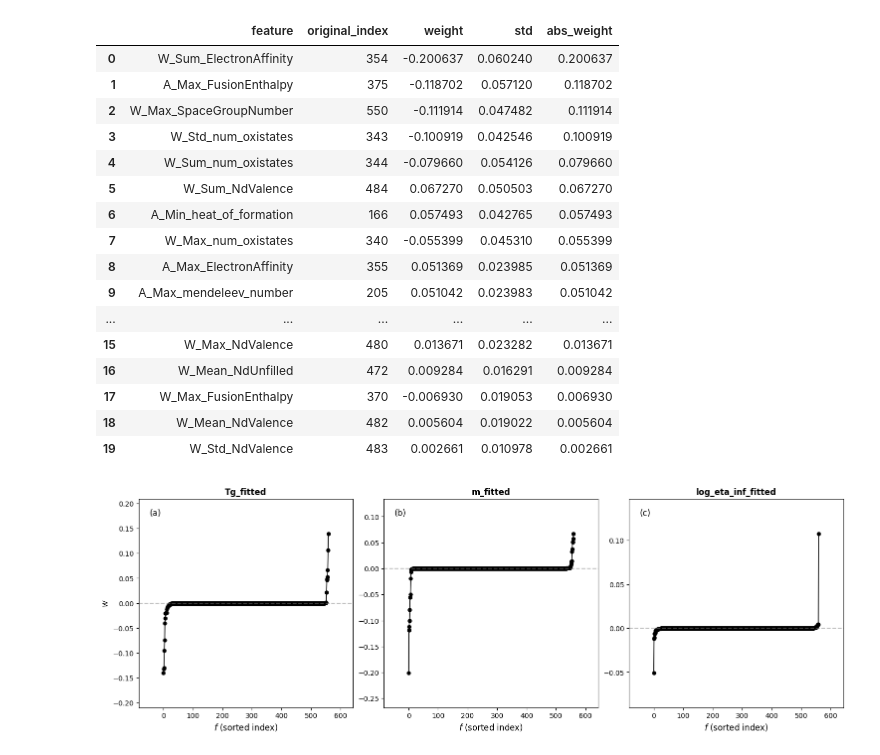
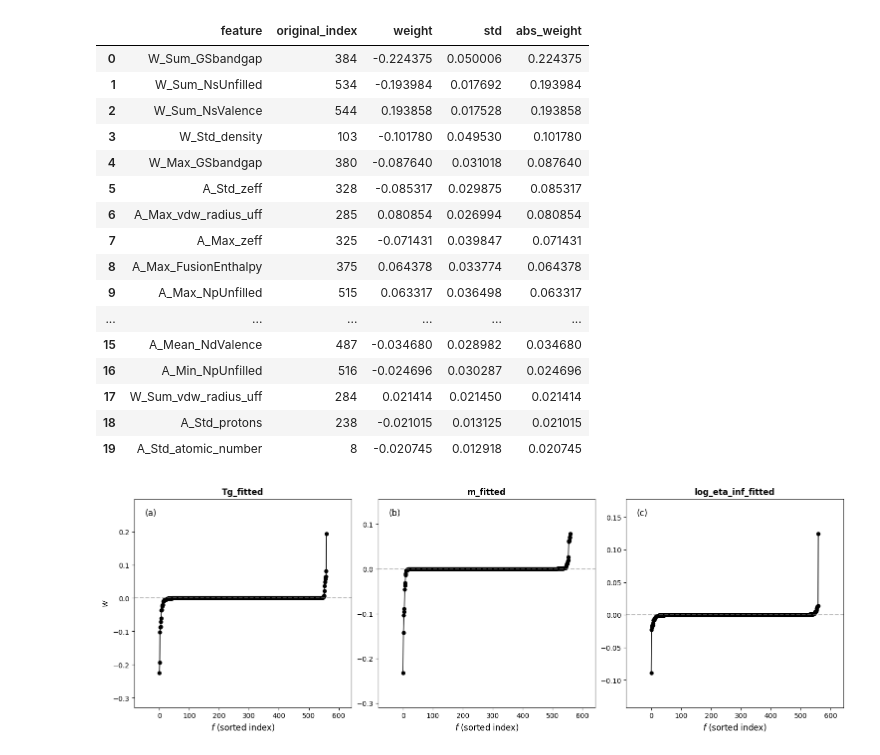
Before and after one commit to R3sten/glass_dynamics, a Jupyter notebook: notebooks/analysis/06_elastic_net_analysis.ipynb, the cells around one changed output. Cells and saved outputs as stored; diff of their text form; code cells hidden in the pictures.

```diff
--- a/notebooks/analysis/06_elastic_net_analysis.ipynb
+++ b/notebooks/analysis/06_elastic_net_analysis.ipynb
@@ -186,7 +257,7 @@ for target in en_performance_results.keys():
 #     fig.savefig(traces_plots_path / f"{target}.pdf", bbox_inches='tight')
 # %%
 # Feature weights plots (ordered)
-elastic_base = CustomElasticNet(alpha=0.15, l1_ratio=0.8, fit_intercept=True)
+elastic_base = CustomElasticNet(alpha=0.1, l1_ratio=0.8, fit_intercept=True)
 importance_data = extract_importance(
     X=X_train_scaled,
     y=y_train_scaled,
@@ -199,7 +270,7 @@ fig_importance = plot_sorted_feature_importance(importance_data, top_n=0)
 fig_importance.savefig(plots_path / 'features_importance_elastic.pdf', bbox_inches='tight')
 
 
-importance_data['m_fitted'].head(20) # log_eta_inf
+importance_data['Tg_fitted'].head(20) # log_eta_inf
 # print("\nTop 10 features per Tg_fitted:")
 # print(importance_data['Tg_fitted'].head(10)[['original_index', 'feature', 'weight', 'abs_weight']])
 # %% [output]
@@ -208,18 +279,18 @@ importance_data['m_fitted'].head(20) # log_eta_inf
 |  | feature | original_index | weight | std | abs_weight |
-| 0 | W_Sum_ElectronAffinity | 354 | -0.200637 | 0.060240 | 0.200637 |
-| 1 | A_Max_FusionEnthalpy | 375 | -0.118702 | 0.057120 | 0.118702 |
-| 2 | W_Max_SpaceGroupNumber | 550 | -0.111914 | 0.047482 | 0.111914 |
-| 3 | W_Std_num_oxistates | 343 | -0.100919 | 0.042546 | 0.100919 |
-| 4 | W_Sum_num_oxistates | 344 | -0.079660 | 0.054126 | 0.079660 |
-| 5 | W_Sum_NdValence | 484 | 0.067270 | 0.050503 | 0.067270 |
-| 6 | A_Min_heat_of_formation | 166 | 0.057493 | 0.042765 | 0.057493 |
-| 7 | W_Max_num_oxistates | 340 | -0.055399 | 0.045310 | 0.055399 |
-| 8 | A_Max_ElectronAffinity | 355 | 0.051369 | 0.023985 | 0.051369 |
-| 9 | A_Max_mendeleev_number | 205 | 0.051042 | 0.023983 | 0.051042 |
+| 0 | W_Sum_GSbandgap | 384 | -0.224375 | 0.050006 | 0.224375 |
+| 1 | W_Sum_NsUnfilled | 534 | -0.193984 | 0.017692 | 0.193984 |
+| 2 | W_Sum_NsValence | 544 | 0.193858 | 0.017528 | 0.193858 |
+| 3 | W_Std_density | 103 | -0.101780 | 0.049530 | 0.101780 |
+| 4 | W_Max_GSbandgap | 380 | -0.087640 | 0.031018 | 0.087640 |
+| 5 | A_Std_zeff | 328 | -0.085317 | 0.029875 | 0.085317 |
+| 6 | A_Max_vdw_radius_uff | 285 | 0.080854 | 0.026994 | 0.080854 |
+| 7 | A_Max_zeff | 325 | -0.071431 | 0.039847 | 0.071431 |
+| 8 | A_Max_FusionEnthalpy | 375 | 0.064378 | 0.033774 | 0.064378 |
+| 9 | A_Max_NpUnfilled | 515 | 0.063317 | 0.036498 | 0.063317 |
 | ... | ... | ... | ... | ... | ... |
-| 15 | W_Max_NdValence | 480 | 0.013671 | 0.023282 | 0.013671 |
-| 16 | W_Mean_NdUnfilled | 472 | 0.009284 | 0.016291 | 0.009284 |
-| 17 | W_Max_FusionEnthalpy | 370 | -0.006930 | 0.019053 | 0.006930 |
-| 18 | W_Mean_NdValence | 482 | 0.005604 | 0.019022 | 0.005604 |
-| 19 | W_Std_NdValence | 483 | 0.002661 | 0.010978 | 0.002661 |
+| 15 | A_Mean_NdValence | 487 | -0.034680 | 0.028982 | 0.034680 |
+| 16 | A_Min_NpUnfilled | 516 | -0.024696 | 0.030287 | 0.024696 |
+| 17 | W_Sum_vdw_radius_uff | 284 | 0.021414 | 0.021450 | 0.021414 |
+| 18 | A_Std_protons | 238 | -0.021015 | 0.013125 | 0.021015 |
+| 19 | A_Std_atomic_number | 8 | -0.020745 | 0.012918 | 0.020745 |
-[figure, old version]
+[figure, new version]
```
Also changed, not shown: parts of 16 cells of this notebook, 49 other files.
